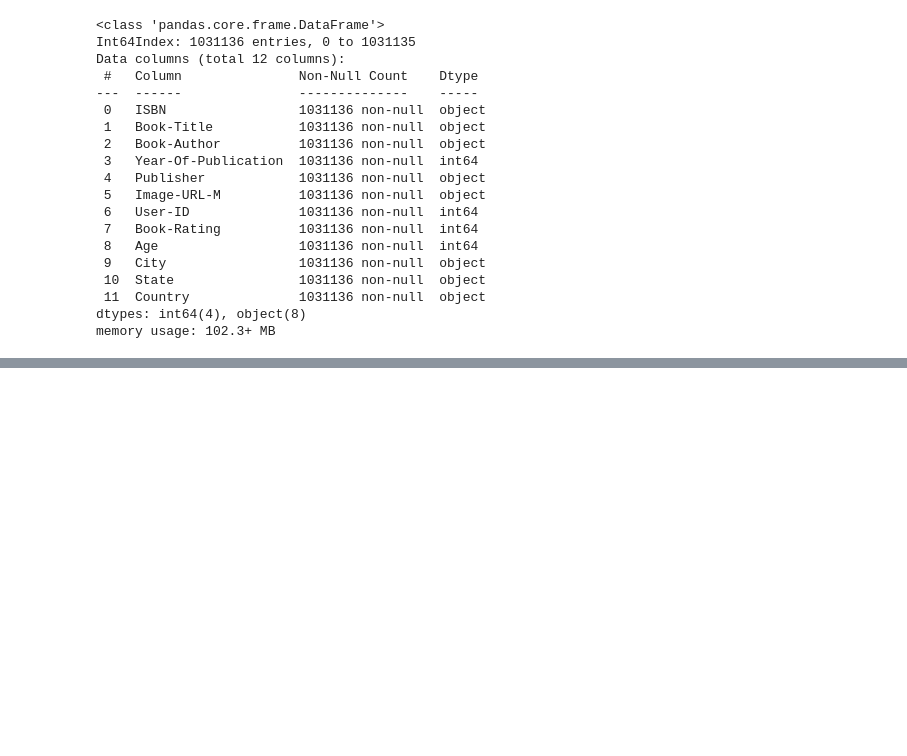
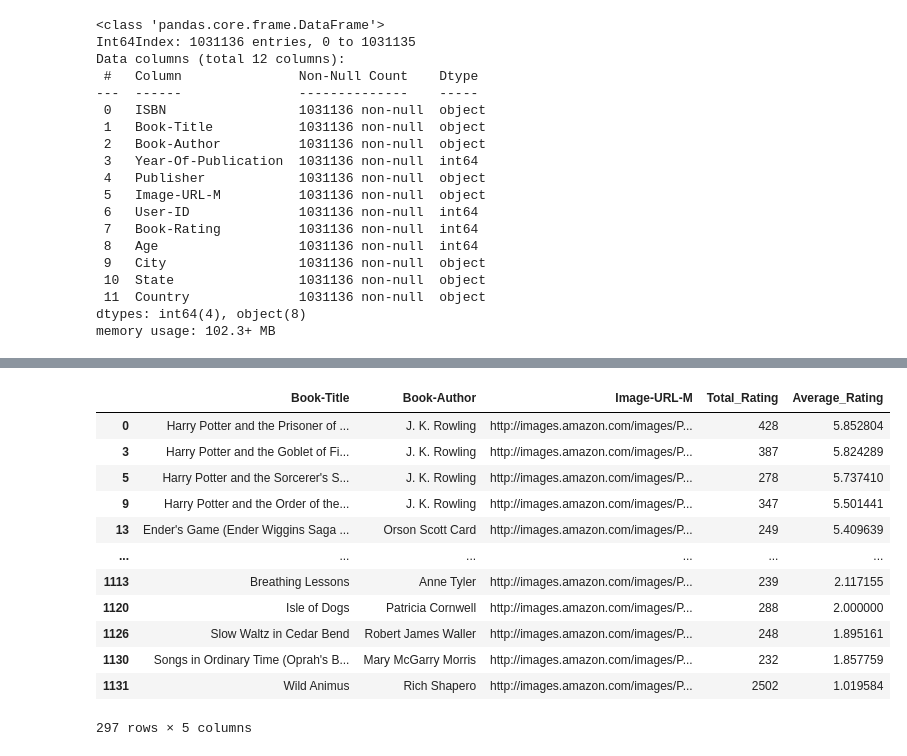
Before and after one commit to harshita-jaiswal/FindYourNextBook, a Jupyter notebook: Recommendations.ipynb, the cells around one changed output, grey strips where cells are left out. Cells and saved outputs as stored; diff of their text form; code cells hidden in the pictures; blank space fills up the shorter version.

Commit message:
code to display top 100 books

```diff
--- a/Recommendations.ipynb
+++ b/Recommendations.ipynb
@@ -407,0 +430,6 @@ memory usage: 102.3+ MB
+# %%
+#calculating average ratings
+df_average_rating = df_recommendation_dataset.groupby('Book-Title').mean()['Book-Rating'].reset_index()
+df_average_rating.rename(columns={'Book-Rating':'Average_Rating'},inplace=True)
+df_average_rating = df_average_rating.sort_values('Average_Rating', ascending=False)
+df_average_rating
@@ -407,0 +450,5 @@ memory usage: 102.3+ MB
+# %%
+#merging total-ratings and average-ratings dataset
+df_popular_books = df_total_ratings.merge(df_average_rating,on='Book-Title')
+df_popular_books = df_popular_books.sort_values('Average_Rating', ascending=False)
+df_popular_books
@@ -407,0 +469,4 @@ memory usage: 102.3+ MB
+# %%
+#filter to consider total-ratings atleast more than 200
+df_popular_books = df_popular_books[df_popular_books['Total_Rating']>=200].sort_values('Average_Rating',ascending=False)
+df_popular_books
@@ -407,0 +487,18 @@ memory usage: 102.3+ MB
+# %%
+df_popular_books = df_popular_books.merge(df_books,on='Book-Title').drop_duplicates('Book-Title')[['Book-Title','Book-Author','Image-URL-M', 'Total_Rating', 'Average_Rating']]
+# %%
+df_popular_books
+# %% [output]
+|  | Book-Title | Book-Author | Image-URL-M | Total_Rating | Average_Rating |
+| 0 | Harry Potter and the Prisoner of ... | J. K. Rowling | http://images.amazon.com/images/P... | 428 | 5.852804 |
+| 3 | Harry Potter and the Goblet of Fi... | J. K. Rowling | http://images.amazon.com/images/P... | 387 | 5.824289 |
+| 5 | Harry Potter and the Sorcerer's S... | J. K. Rowling | http://images.amazon.com/images/P... | 278 | 5.737410 |
+| 9 | Harry Potter and the Order of the... | J. K. Rowling | http://images.amazon.com/images/P... | 347 | 5.501441 |
+| 13 | Ender's Game (Ender Wiggins Saga ... | Orson Scott Card | http://images.amazon.com/images/P... | 249 | 5.409639 |
+| ... | ... | ... | ... | ... | ... |
+| 1113 | Breathing Lessons | Anne Tyler | http://images.amazon.com/images/P... | 239 | 2.117155 |
+| 1120 | Isle of Dogs | Patricia Cornwell | http://images.amazon.com/images/P... | 288 | 2.000000 |
+| 1126 | Slow Waltz in Cedar Bend | Robert James Waller | http://images.amazon.com/images/P... | 248 | 1.895161 |
+| 1130 | Songs in Ordinary Time (Oprah's B... | Mary McGarry Morris | http://images.amazon.com/images/P... | 232 | 1.857759 |
+| 1131 | Wild Animus | Rich Shapero | http://images.amazon.com/images/P... | 2502 | 1.019584 |
+297 rows × 5 columns
```
Also changed, not shown: parts of 7 cells of this notebook, 1 other file.
